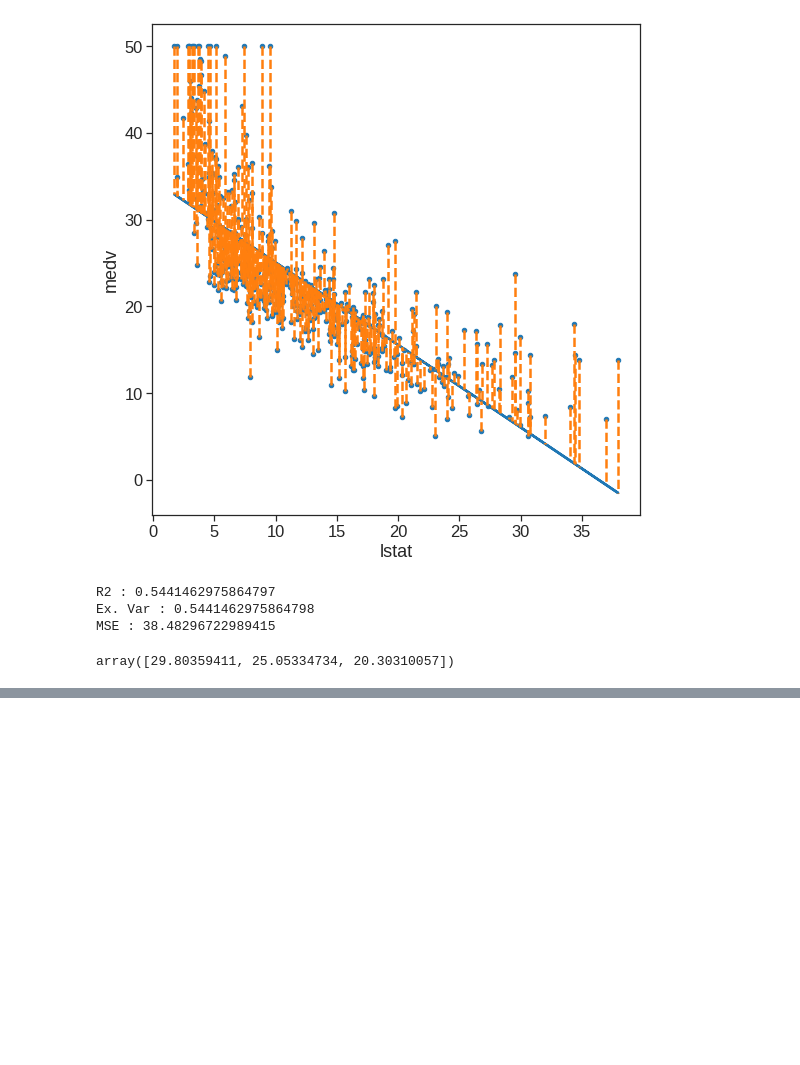
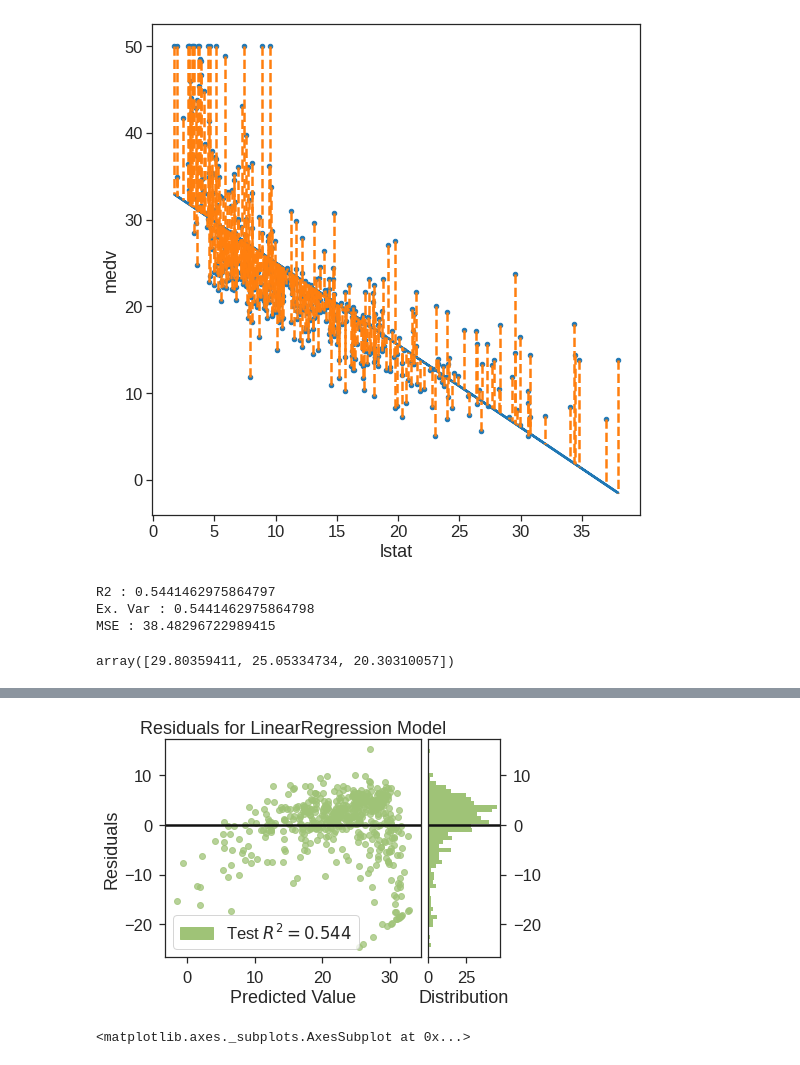
Before and after one commit to phonchi/nsysu-math6084, a Jupyter notebook: static_files/presentations/Chapter_3_Lab.ipynb, the cells around one changed output, grey strips where cells are left out. Saved outputs shown, nothing was run; the diff lists cells and outputs as text; code cells hidden in the pictures; blank space fills up the shorter version.

```diff
--- a/static_files/presentations/Chapter_3_Lab.ipynb
+++ b/static_files/presentations/Chapter_3_Lab.ipynb
@@ -595,0 +624,7 @@ array([29.80359411, 25.05334734, 20.30310057])
+# %%
+visualizer = ResidualsPlot(model, is_fitted=True)
+visualizer.score(x_train, y_true)  # Evaluate the model on the test data
+visualizer.show()                 # Finalize and render the figure
+# %% [output]
+[figure, added]
+<matplotlib.axes._subplots.AxesSubplot at 0x...>
```
Also changed, not shown: parts of 11 cells of this notebook.
